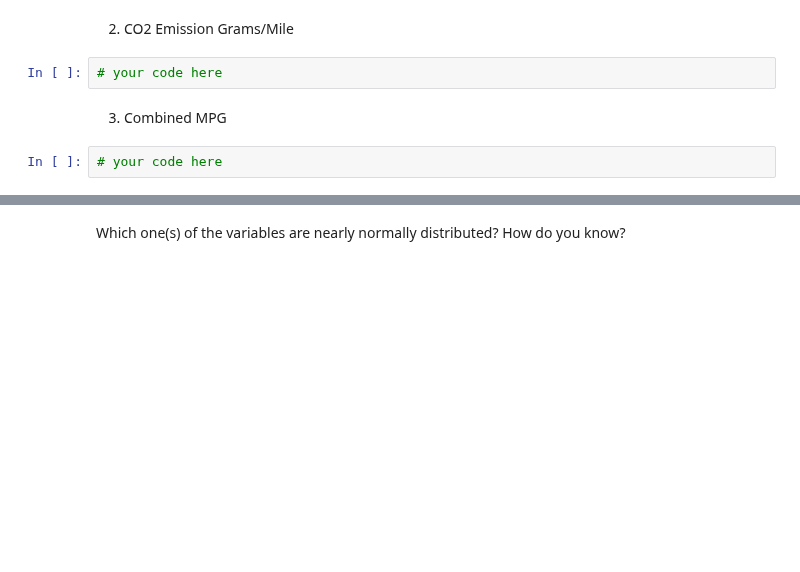
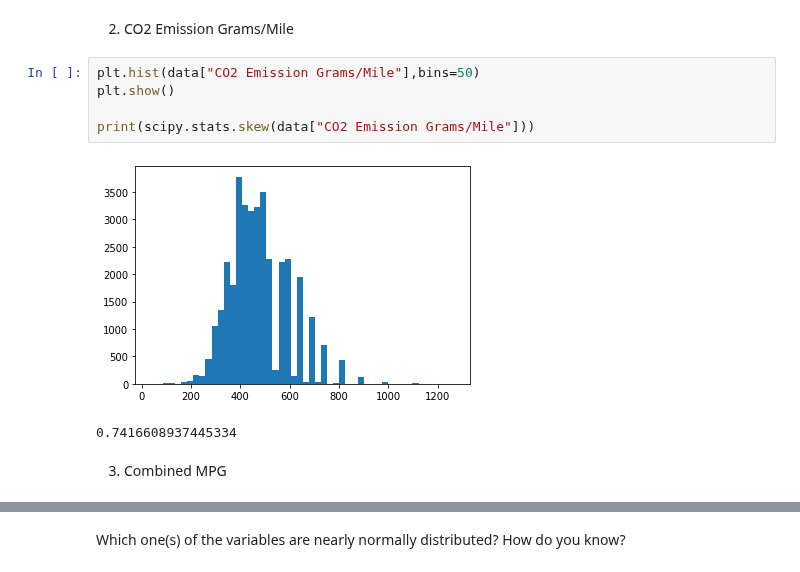
Before and after one commit to ta-data-lis/lab-probability-distributions, a Jupyter notebook: your-code/continuous.ipynb, the cells around one changed output, grey strips where cells are left out. Saved outputs shown, nothing was run; the diff lists cells and outputs as text; blank space fills up the shorter version.

```diff
--- a/your-code/continuous.ipynb
+++ b/your-code/continuous.ipynb
@@ -79,8 +147,12 @@ Then plot the histograms for the following variables:
 # %% [markdown]
 2. CO2 Emission Grams/Mile
-# %%
-# your code here
+# %%
+plt.hist(data["CO2 Emission Grams/Mile"],bins=50)
+plt.show()
+
+print(scipy.stats.skew(data["CO2 Emission Grams/Mile"]))
+# %% [output]
+[figure, added]
+0.7416608937445334
 # %% [markdown]
 3. Combined MPG
-# %%
-# your code here
```
Also changed, not shown: parts of 19 cells of this notebook.
